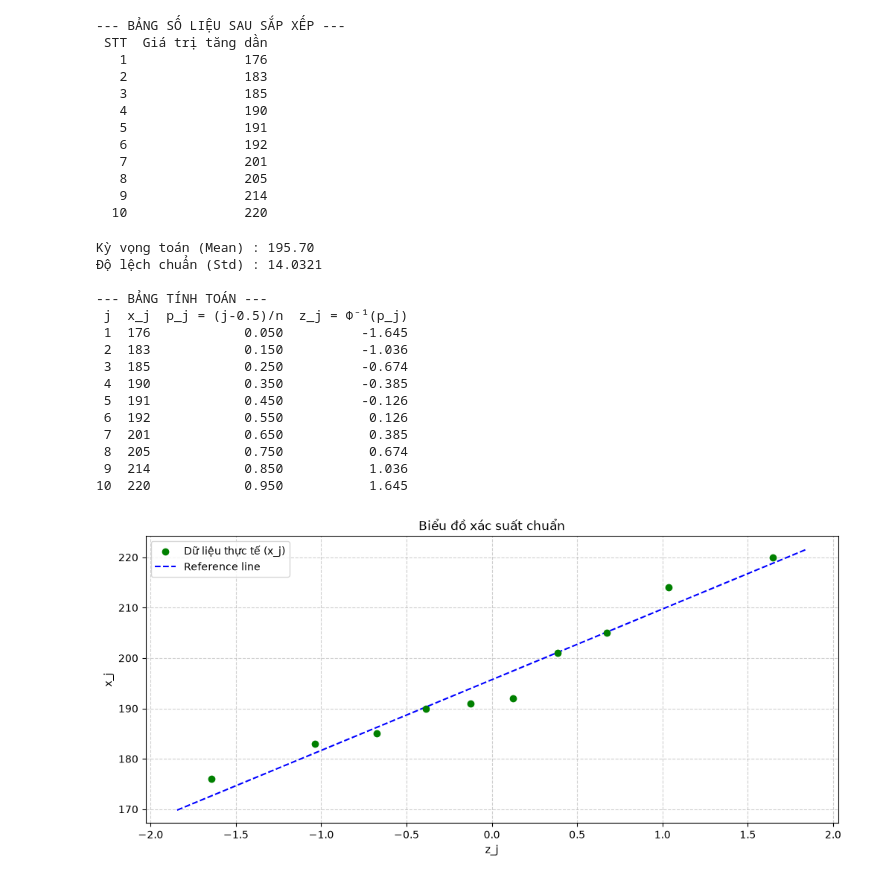
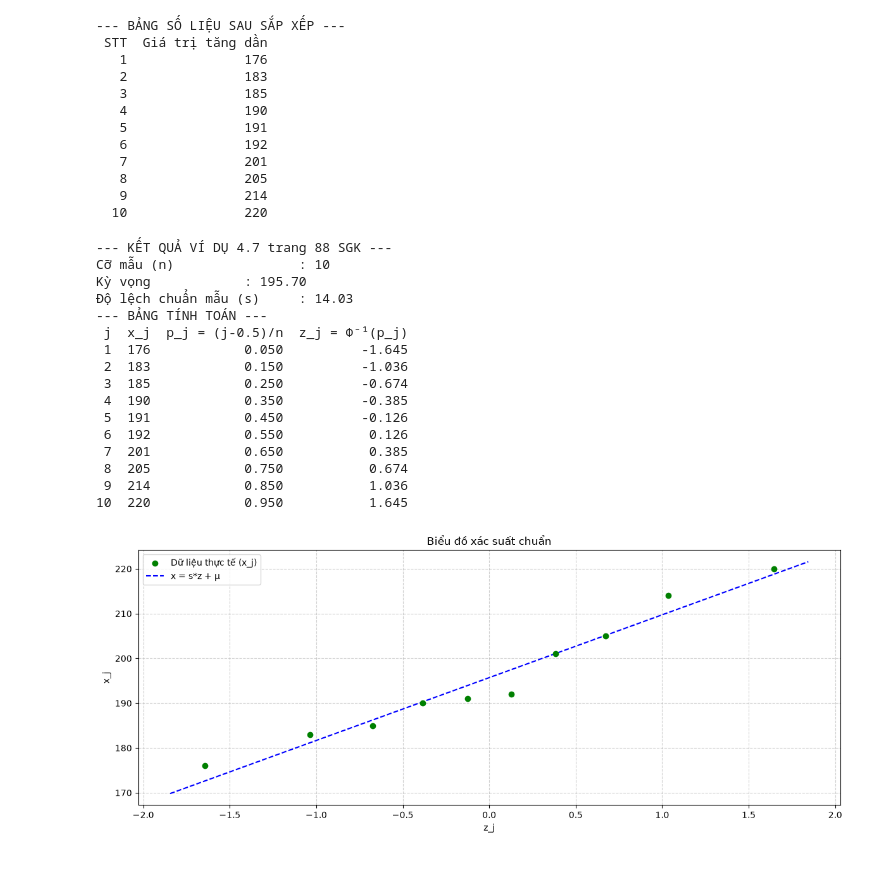
Before and after one commit to nguyenhoaingocnhi/XSTK, a Jupyter notebook: Thuyet_Trinh_XSTK/chuong4chuan.ipynb, the cells around one changed output. Saved outputs shown, nothing was run; the diff lists cells and outputs as text; code cells hidden in the pictures.

```diff
--- a/Thuyet_Trinh_XSTK/chuong4chuan.ipynb
+++ b/Thuyet_Trinh_XSTK/chuong4chuan.ipynb
@@ -26,10 +26,10 @@ print("\n")
   10      220
 # %%
 # 2. Sắp xếp số liệu tăng dần
-data_sap_xep = np.sort(data_goc)
+x_j = np.sort(data_goc)
 # In ra bảng sau khi sắp xếp
 print("--- BẢNG SỐ LIỆU SAU SẮP XẾP ---")
-df_sap_xep = pd.DataFrame({'STT': np.arange(1, len(data_sap_xep) + 1), 'Giá trị tăng dần': data_sap_xep})
+df_sap_xep = pd.DataFrame({'STT': np.arange(1, len(x_j) + 1), 'Giá trị tăng dần': x_j})
 print(df_sap_xep.to_string(index=False))
 print("\n")
 # %% [output]
@@ -47,33 +47,36 @@ print("\n")
   10               220
 # %%
 # 3. Tính toán các đại lượng đặc trưng
-n = len(data_sap_xep)
-mu = np.mean(data_sap_xep)
-sigma = np.std(data_sap_xep, ddof=1) # ddof=1 cho độ lệch chuẩn mẫu
+n = len(x_j)
+μ = np.mean(x_j)
+s = np.std(x_j, ddof=1)
 
-print(f"Kỳ vọng toán (Mean) : {mu:.2f}")
-print(f"Độ lệch chuẩn (Std) : {sigma:.4f}\n")
+print(f"--- KẾT QUẢ VÍ DỤ 4.7 trang 88 SGK ---")
+print(f"Cỡ mẫu (n)                : {n}")
+print(f"Kỳ vọng            : {μ:.2f}")
+print(f"Độ lệch chuẩn mẫu (s)     : {s:.2f}")
 
 # Tính toán các thông số
 j = np.arange(1, n + 1)
 p_j = (j - 0.5) / n
-z_j = norm.ppf(p_j) # Trích xuất giá trị Z từ phân phối chuẩn tắc
+#p = norm.cdf(p_j) // hàm tính phi
+z_j = norm.ppf(p_j) # hàm tính phi nghịch
 
 # In bảng tính toán
 print("--- BẢNG TÍNH TOÁN ---")
 df = pd.DataFrame({
     'j': j,
-    'x_j': data_sap_xep,
+    'x_j': x_j,
     'p_j = (j-0.5)/n': p_j,
     'z_j = Φ⁻¹(p_j)': z_j
 })
-# Định dạng in làm tròn 3 chữ số thập phân cho dễ nhìn
-print(df.to_string(index=False, float_format=lambda x: f"{x:.3f}"))
+print(df.to_string(index=False, float_format="%.3f"))
 print("\n")
 # %% [output]
-Kỳ vọng toán (Mean) : 195.70
-Độ lệch chuẩn (Std) : 14.0321
-
+--- KẾT QUẢ VÍ DỤ 4.7 trang 88 SGK ---
+Cỡ mẫu (n)                : 10
+Kỳ vọng            : 195.70
+Độ lệch chuẩn mẫu (s)     : 14.03
 --- BẢNG TÍNH TOÁN ---
  j  x_j  p_j = (j-0.5)/n  z_j = Φ⁻¹(p_j)
  1  176            0.050          -1.645
@@ -87,21 +90,23 @@ Kỳ vọng toán (Mean) : 195.70
  9  214            0.850           1.036
 10  220            0.950           1.645
 # %%
-# 4. Vẽ biểu đồ thủ công
+# 4. Vẽ biểu đồ xác suất chuẩn
 plt.figure(figsize=(12, 5))
 
 # Vẽ các điểm dữ liệu thực tế
-plt.scatter(z_j, data_sap_xep, color='green', zorder=5, label='Dữ liệu thực tế (x_j)')
+plt.scatter(z_j, x_j, color='green', zorder=5, label='Dữ liệu thực tế (x_j)')
 
-# Vẽ đường thẳng tham chiếu: x = sigma*z + mu
+# Vẽ đường thẳng: x = s*z + μ
 z_line = np.linspace(min(z_j) - 0.2, max(z_j) + 0.2)
-x_line = sigma * z_line + mu
-plt.plot(z_line, x_line, color='blue', linestyle='--', label='Reference line')
+x_line = s * z_line + μ
+plt.plot(z_line, x_line, color='blue', linestyle='--', label='x = s*z + μ')
 
 plt.title('Biểu đồ xác suất chuẩn')
-plt.xlabel('z_j'); plt.ylabel('x_j')
+plt.xlabel('z_j')
+plt.ylabel('x_j')
 plt.legend()
 plt.grid(True, linestyle='--', alpha=0.6)
+plt.tight_layout()
 plt.show()
 # %% [output]
-[figure, old version]
+[figure, new version]
```
Also changed, not shown: 3 other files.
